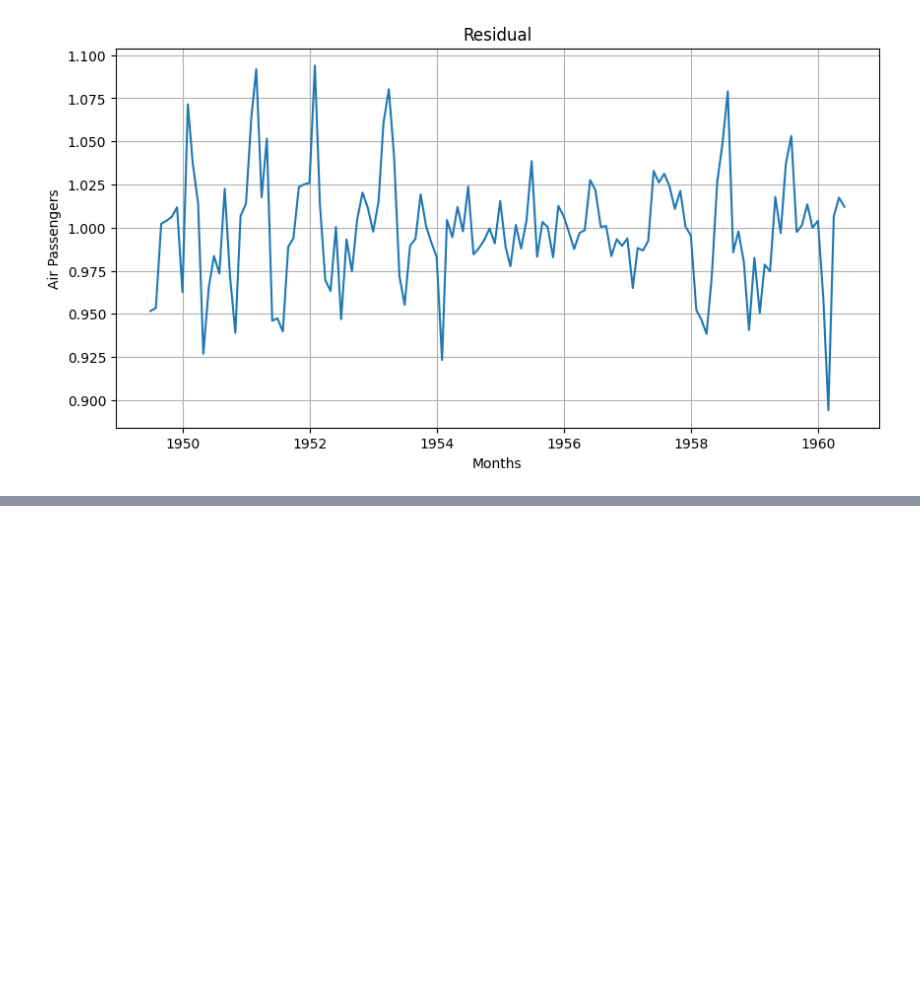
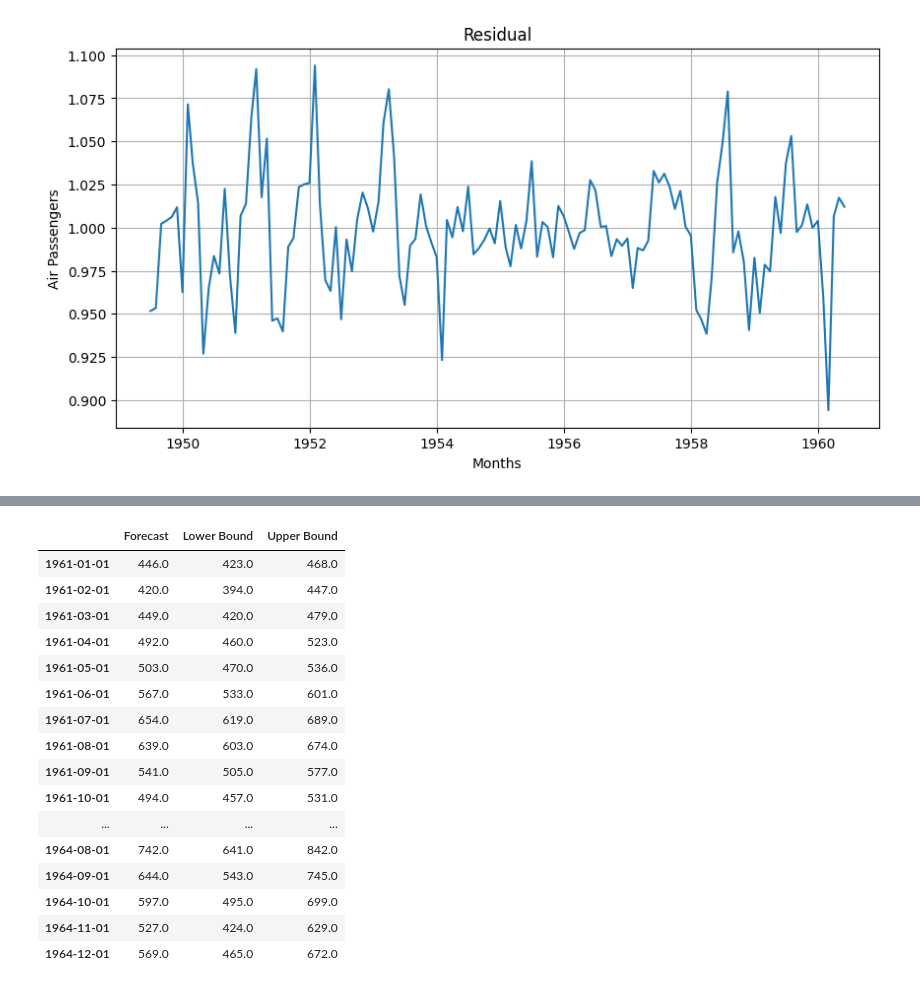
Before and after one commit to Gunlok28/Machine-Learning_Beginner-to-Pro, a Jupyter notebook: Time Series Analysis/TSA.ipynb, the cells around one changed output, grey strips where cells are left out. Saved outputs shown, nothing was run; the diff lists cells and outputs as text; code cells hidden in the pictures; blank space fills up the shorter version.

```diff
--- a/Time Series Analysis/TSA.ipynb
+++ b/Time Series Analysis/TSA.ipynb
@@ -172,0 +241,20 @@ plt.show()
+# %%
+forecast
+# %% [output]
+|  | Forecast | Lower Bound | Upper Bound |
+| 1961-01-01 | 446.0 | 423.0 | 468.0 |
+| 1961-02-01 | 420.0 | 394.0 | 447.0 |
+| 1961-03-01 | 449.0 | 420.0 | 479.0 |
+| 1961-04-01 | 492.0 | 460.0 | 523.0 |
+| 1961-05-01 | 503.0 | 470.0 | 536.0 |
+| 1961-06-01 | 567.0 | 533.0 | 601.0 |
+| 1961-07-01 | 654.0 | 619.0 | 689.0 |
+| 1961-08-01 | 639.0 | 603.0 | 674.0 |
+| 1961-09-01 | 541.0 | 505.0 | 577.0 |
+| 1961-10-01 | 494.0 | 457.0 | 531.0 |
+| ... | ... | ... | ... |
+| 1964-08-01 | 742.0 | 641.0 | 842.0 |
+| 1964-09-01 | 644.0 | 543.0 | 745.0 |
+| 1964-10-01 | 597.0 | 495.0 | 699.0 |
+| 1964-11-01 | 527.0 | 424.0 | 629.0 |
+| 1964-12-01 | 569.0 | 465.0 | 672.0 |
```
Also changed, not shown: parts of 13 cells of this notebook.
